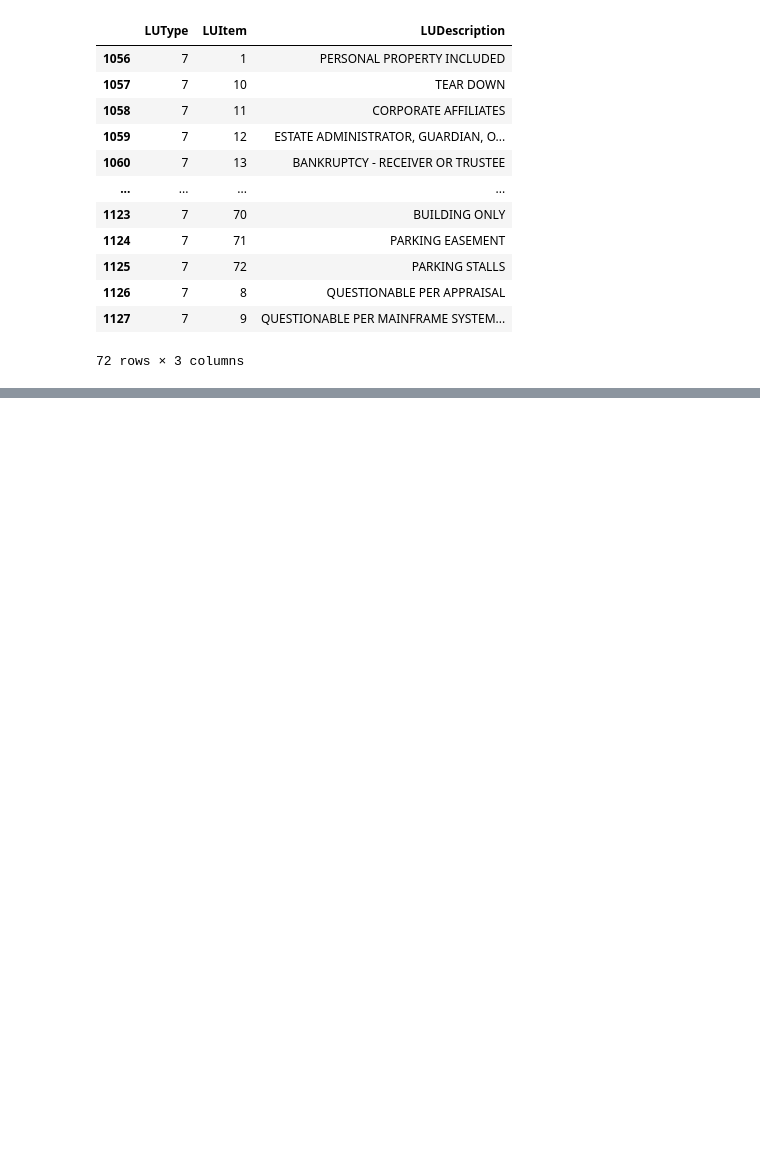
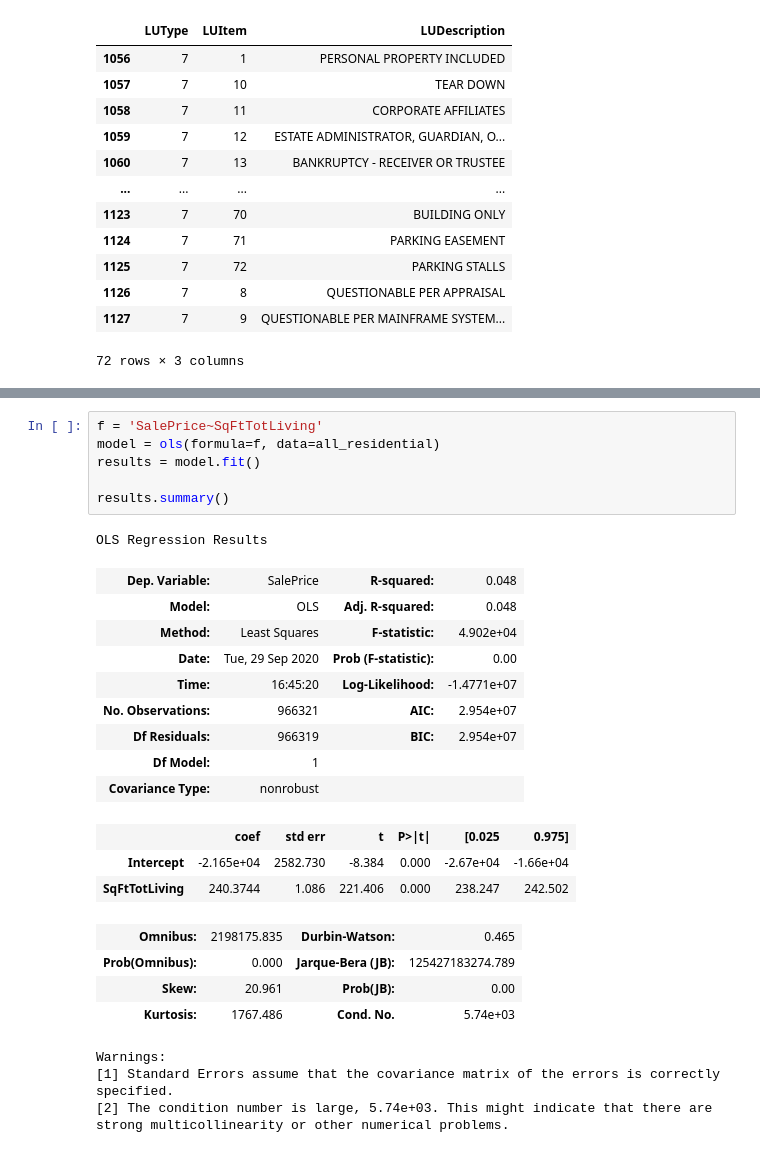
Before and after one commit to learn-co-students/phase_2_project_chicago-sf-seattle-ds-082420, a Jupyter notebook: notebooks/exploratory/01_oz_data_collection_exploration.ipynb, the cells around one changed output, grey strips where cells are left out. Drawn from its saved outputs; the diff is of its cells as text; blank space fills up the shorter version.

```diff
--- a/notebooks/exploratory/01_oz_data_collection_exploration.ipynb
+++ b/notebooks/exploratory/01_oz_data_collection_exploration.ipynb
@@ -924,0 +1067,28 @@ record_deets(parceldf, 98400, 380)
+# %%
+f = 'SalePrice~SqFtTotLiving'
+model = ols(formula=f, data=all_residential)
+results = model.fit()
+
+results.summary()
+# %% [output]
+OLS Regression Results
+| Dep. Variable: | SalePrice | R-squared: | 0.048 |
+| Model: | OLS | Adj. R-squared: | 0.048 |
+| Method: | Least Squares | F-statistic: | 4.902e+04 |
+| Date: | Tue, 29 Sep 2020 | Prob (F-statistic): | 0.00 |
+| Time: | 16:45:20 | Log-Likelihood: | -1.4771e+07 |
+| No. Observations: | 966321 | AIC: | 2.954e+07 |
+| Df Residuals: | 966319 | BIC: | 2.954e+07 |
+| Df Model: | 1 |  |  |
+| Covariance Type: | nonrobust |  |  |
+|  | coef | std err | t | P>|t| | [0.025 | 0.975] |
+| Intercept | -2.165e+04 | 2582.730 | -8.384 | 0.000 | -2.67e+04 | -1.66e+04 |
+| SqFtTotLiving | 240.3744 | 1.086 | 221.406 | 0.000 | 238.247 | 242.502 |
+| Omnibus: | 2198175.835 | Durbin-Watson: | 0.465 |
+| Prob(Omnibus): | 0.000 | Jarque-Bera (JB): | 125427183274.789 |
+| Skew: | 20.961 | Prob(JB): | 0.00 |
+| Kurtosis: | 1767.486 | Cond. No. | 5.74e+03 |
+Warnings:
+[1] Standard Errors assume that the covariance matrix of the errors is correctly specified.
+[2] The condition number is large, 5.74e+03. This might indicate that there are
+strong multicollinearity or other numerical problems.
```
Also changed, not shown: parts of 22 cells of this notebook.
